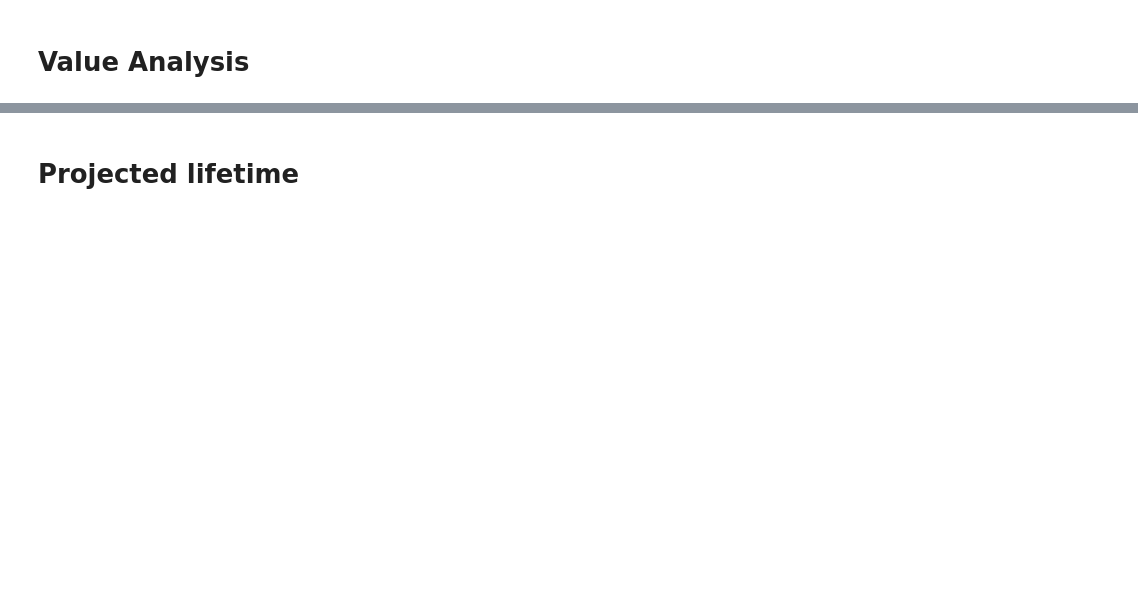
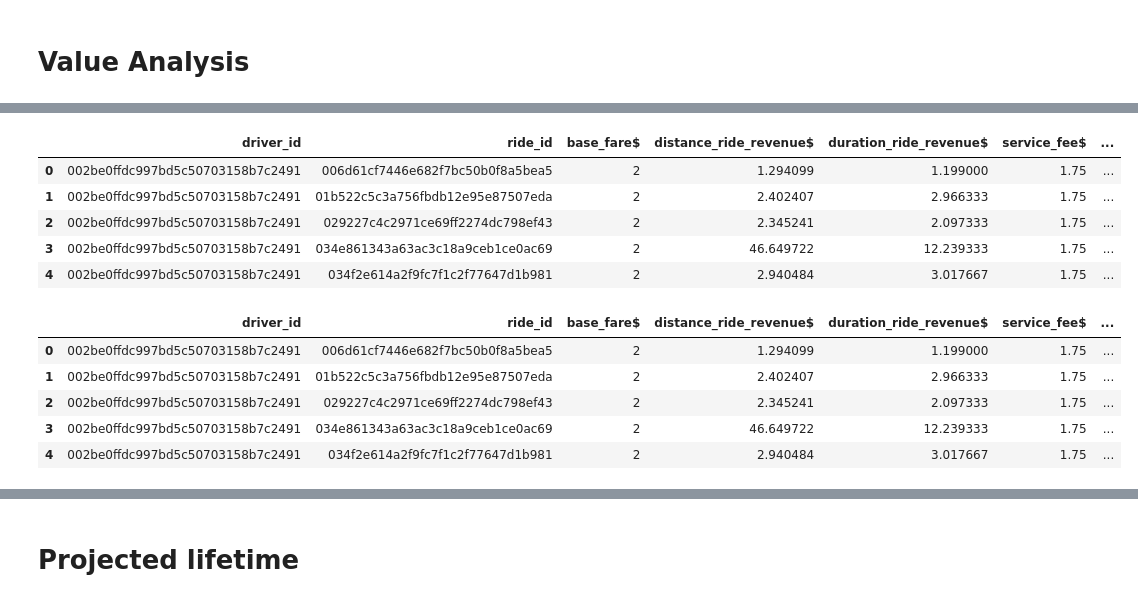
Before and after one commit to Brunadiasmiguel/challenge_drive, a Jupyter notebook: data_wrangling.ipynb, the cells around one changed output, grey strips where cells are left out. Cells and saved outputs as stored; diff of their text form; code cells hidden in the pictures; blank space fills up the shorter version.

```diff
--- a/data_wrangling.ipynb
+++ b/data_wrangling.ipynb
@@ -854,0 +978,4 @@ first_last_code.head()
+# %%
+#add the costs to the driver_revenue_before_commission
+
+total_revenue_df["final_driver_revenue_before_commission$"]=total_revenue_df["driver_revenue_before_commission$"]+total_revenue_df["cost_waiting_time$"]
@@ -854,0 +984,20 @@ first_last_code.head()
+# %%
+#to calculate lyft revenue some columns are not needed
+
+coldrop=["ride_distance","ride_duration","ride_prime_time","ride_duration_min","ride_distance_miles","timestamp","rideid","waiting_minutes","driver_revenue_before_commission$"]
+lifetime_revenue_df=total_revenue_df.drop(coldrop, axis=1)
+# %%
+lifetime_revenue_df.head()
+# %% [output]
+|  | driver_id | ride_id | base_fare$ | distance_ride_revenue$ | duration_ride_revenue$ | service_fee$ | ... |
+| 0 | 002be0ffdc997bd5c50703158b7c2491 | 006d61cf7446e682f7bc50b0f8a5bea5 | 2 | 1.294099 | 1.199000 | 1.75 | ... |
+| 1 | 002be0ffdc997bd5c50703158b7c2491 | 01b522c5c3a756fbdb12e95e87507eda | 2 | 2.402407 | 2.966333 | 1.75 | ... |
+| 2 | 002be0ffdc997bd5c50703158b7c2491 | 029227c4c2971ce69ff2274dc798ef43 | 2 | 2.345241 | 2.097333 | 1.75 | ... |
+| 3 | 002be0ffdc997bd5c50703158b7c2491 | 034e861343a63ac3c18a9ceb1ce0ac69 | 2 | 46.649722 | 12.239333 | 1.75 | ... |
+| 4 | 002be0ffdc997bd5c50703158b7c2491 | 034f2e614a2f9fc7f1c2f77647d1b981 | 2 | 2.940484 | 3.017667 | 1.75 | ... |
+|  | driver_id | ride_id | base_fare$ | distance_ride_revenue$ | duration_ride_revenue$ | service_fee$ | ... |
+| 0 | 002be0ffdc997bd5c50703158b7c2491 | 006d61cf7446e682f7bc50b0f8a5bea5 | 2 | 1.294099 | 1.199000 | 1.75 | ... |
+| 1 | 002be0ffdc997bd5c50703158b7c2491 | 01b522c5c3a756fbdb12e95e87507eda | 2 | 2.402407 | 2.966333 | 1.75 | ... |
+| 2 | 002be0ffdc997bd5c50703158b7c2491 | 029227c4c2971ce69ff2274dc798ef43 | 2 | 2.345241 | 2.097333 | 1.75 | ... |
+| 3 | 002be0ffdc997bd5c50703158b7c2491 | 034e861343a63ac3c18a9ceb1ce0ac69 | 2 | 46.649722 | 12.239333 | 1.75 | ... |
+| 4 | 002be0ffdc997bd5c50703158b7c2491 | 034f2e614a2f9fc7f1c2f77647d1b981 | 2 | 2.940484 | 3.017667 | 1.75 | ... |
```
Also changed, not shown: parts of 43 cells of this notebook.
